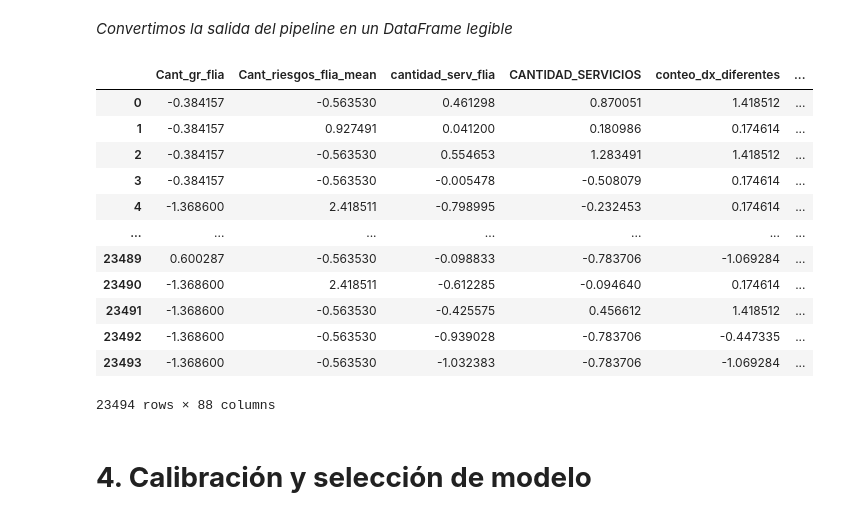
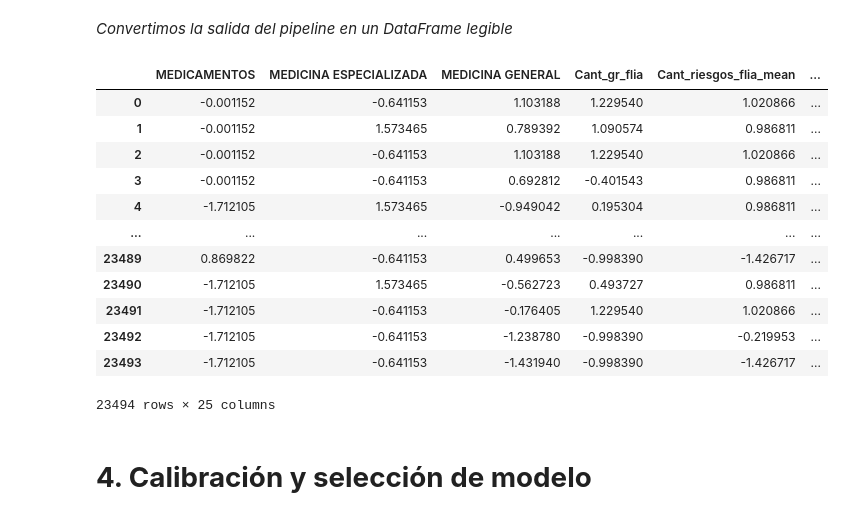
Before and after one commit to Daniel1martinez2/prostate_challenge_FDA, a Jupyter notebook: Notebook_Final_M_M.ipynb, the cells around one changed output. Cells and saved outputs as stored; diff of their text form; code cells hidden in the pictures.

```diff
--- a/Notebook_Final_M_M.ipynb
+++ b/Notebook_Final_M_M.ipynb
@@ -749,7 +749,7 @@ updated_numeric_columns = [col for col in numeric_columns if col not in features
 updated_categorical_columns = [col for col in categorical_columns if col not in features_to_drop]
 # %%
 def add_new_features(df):
-    """Add feature engineered columns."""
+    """Add feature engineered columns with enhanced numeric handling."""
     # Age Binning
     df['AgeGroup'] = pd.cut(df['EDAD'], bins=[0, 30, 50, 70, 100], labels=['Young', 'Middle-aged', 'Senior', 'Elderly'])
 
@@ -761,6 +761,19 @@ def add_new_features(df):
 
     # Family History Score
     df['FamilyHistoryRisk'] = df[['CANCER_OTRO_SITIO_FAMILIAR', 'CORONARIOS_FAMILIAR', 'CEREBRAL_FAMILIAR', 'DIABETES_FAMILIAR']].sum(axis=1)
+
+    # Ensure numeric columns for arithmetic operations
+    df['IMC'] = pd.to_numeric(df['IMC'], errors='coerce')
+    df['EDAD'] = pd.to_numeric(df['EDAD'], errors='coerce')
+    df['Pendiente'] = pd.to_numeric(df['Pendiente'], errors='coerce')
+    df['Intercepto'] = pd.to_numeric(df['Intercepto'], errors='coerce')
+    df['Promedio_costo'] = pd.to_numeric(df['Promedio_costo'], errors='coerce')
+    df['CANTIDAD_SERVICIOS'] = pd.to_numeric(df['CANTIDAD_SERVICIOS'], errors='coerce')
+    df['cantidad_serv_flia'] = pd.to_numeric(df['cantidad_serv_flia'], errors='coerce')
+    df['Cant_gr_flia'] = pd.to_numeric(df['Cant_gr_flia'], errors='coerce')
+    df['Cant_Fliar_riesgos'] = pd.to_numeric(df['Cant_Fliar_riesgos'], errors='coerce')
+    df['TIEMPO_AFILIACION'] = pd.to_numeric(df['TIEMPO_AFILIACION'], errors='coerce')
+    df['TIEMPO_ULTIMA_CITA'] = pd.to_numeric(df['TIEMPO_ULTIMA_CITA'], errors='coerce')
 
     # BMI and Age Interaction
     df['BMI_Age_Interaction'] = df['IMC'] * df['EDAD']
@@ -777,7 +790,7 @@ def add_new_features(df):
     df['ServiceIntensity'] = df['CANTIDAD_SERVICIOS'] / df['TIEMPO_AFILIACION']
 
     # Family Service Ratio
-    df['FamilyServiceRatio'] = df['cantidad_serv_flia'] / (df['CANTIDAD_SERVICIOS'] + 1)
+    df['FamilyServiceRatio'] = df['cantidad_serv_flia'] / (df['CANTIDAD_SERVICIOS'] + 1)  # Adding 1 to avoid division by zero
 
     # Family Risk Ratio
     df['FamilyRiskRatio'] = df['Cant_Fliar_riesgos'] / df['Cant_gr_flia']
@@ -834,47 +847,38 @@ reduced_preprocessor = ColumnTransformer(
     ]
 )
 
+
 pipeline = Pipeline(steps=[
     ('feature_engineering', FeatureEngineeringTransformer()),
+    ('preprocessor', reduced_preprocessor),
     ('feature-importance', FeatureImportanceSelector()),
-    ('preprocessor', reduced_preprocessor)
 ])
 # %% [markdown]
 En este punto aplicamos el pipeline de preprocesamiento. Se lleva a cabo un ejercicio de imputación y eliminación de datos.
 # %%
-X = df_train.drop(columns=features_to_drop)
+X = df_train.drop(columns=['Target'])
 y = df_train['Target']
 
-pipeline.fit(X)
+pipeline.fit(X, y)
 X_train_transformed = pipeline.transform(X)
 # %% [markdown]
 *Convertimos la salida del pipeline en un DataFrame legible*
-# %%
-# Combinar las columnas numéricas transformadas con las columnas categóricas transformadas
-transformed_columns = (
-    updated_numeric_columns +  # Columnas numéricas no cambian
-    list(pipeline.named_steps['preprocessor'].transformers_[1][1]['onehot'].get_feature_names_out(updated_categorical_columns))  # Columnas categóricas transformadas
-)
-
-# Crear un nuevo DataFrame con las columnas transformadas
-X_train_transformed_df = pd.DataFrame(X_train_transformed, columns=transformed_columns)
-
-# Mostrar el DataFrame transformado
-X_train_transformed_df
-# %% [output]
-|  | Cant_gr_flia | Cant_riesgos_flia_mean | cantidad_serv_flia | CANTIDAD_SERVICIOS | conteo_dx_diferentes | ... |
-| 0 | -0.384157 | -0.563530 | 0.461298 | 0.870051 | 1.418512 | ... |
-| 1 | -0.384157 | 0.927491 | 0.041200 | 0.180986 | 0.174614 | ... |
-| 2 | -0.384157 | -0.563530 | 0.554653 | 1.283491 | 1.418512 | ... |
-| 3 | -0.384157 | -0.563530 | -0.005478 | -0.508079 | 0.174614 | ... |
-| 4 | -1.368600 | 2.418511 | -0.798995 | -0.232453 | 0.174614 | ... |
-| ... | ... | ... | ... | ... | ... | ... |
-| 23489 | 0.600287 | -0.563530 | -0.098833 | -0.783706 | -1.069284 | ... |
-| 23490 | -1.368600 | 2.418511 | -0.612285 | -0.094640 | 0.174614 | ... |
-| 23491 | -1.368600 | -0.563530 | -0.425575 | 0.456612 | 1.418512 | ... |
-| 23492 | -1.368600 | -0.563530 | -0.939028 | -0.783706 | -0.447335 | ... |
-| 23493 | -1.368600 | -0.563530 | -1.032383 | -0.783706 | -1.069284 | ... |
-23494 rows × 88 columns
+# %%
+pd.DataFrame(X_train_transformed, columns=X.columns[pipeline.named_steps['feature-importance'].get_support()])
+# %% [output]
+|  | MEDICAMENTOS | MEDICINA ESPECIALIZADA | MEDICINA GENERAL | Cant_gr_flia | Cant_riesgos_flia_mean | ... |
+| 0 | -0.001152 | -0.641153 | 1.103188 | 1.229540 | 1.020866 | ... |
+| 1 | -0.001152 | 1.573465 | 0.789392 | 1.090574 | 0.986811 | ... |
+| 2 | -0.001152 | -0.641153 | 1.103188 | 1.229540 | 1.020866 | ... |
+| 3 | -0.001152 | -0.641153 | 0.692812 | -0.401543 | 0.986811 | ... |
+| 4 | -1.712105 | 1.573465 | -0.949042 | 0.195304 | 0.986811 | ... |
+| ... | ... | ... | ... | ... | ... | ... |
+| 23489 | 0.869822 | -0.641153 | 0.499653 | -0.998390 | -1.426717 | ... |
+| 23490 | -1.712105 | 1.573465 | -0.562723 | 0.493727 | 0.986811 | ... |
+| 23491 | -1.712105 | -0.641153 | -0.176405 | 1.229540 | 1.020866 | ... |
+| 23492 | -1.712105 | -0.641153 | -1.238780 | -0.998390 | -0.219953 | ... |
+| 23493 | -1.712105 | -0.641153 | -1.431940 | -0.998390 | -1.426717 | ... |
+23494 rows × 25 columns
 # %% [markdown]
 # **4. Calibración y selección de modelo**
 # %% [markdown]
```
Also changed, not shown: parts of 12 cells of this notebook, 2 other files.
